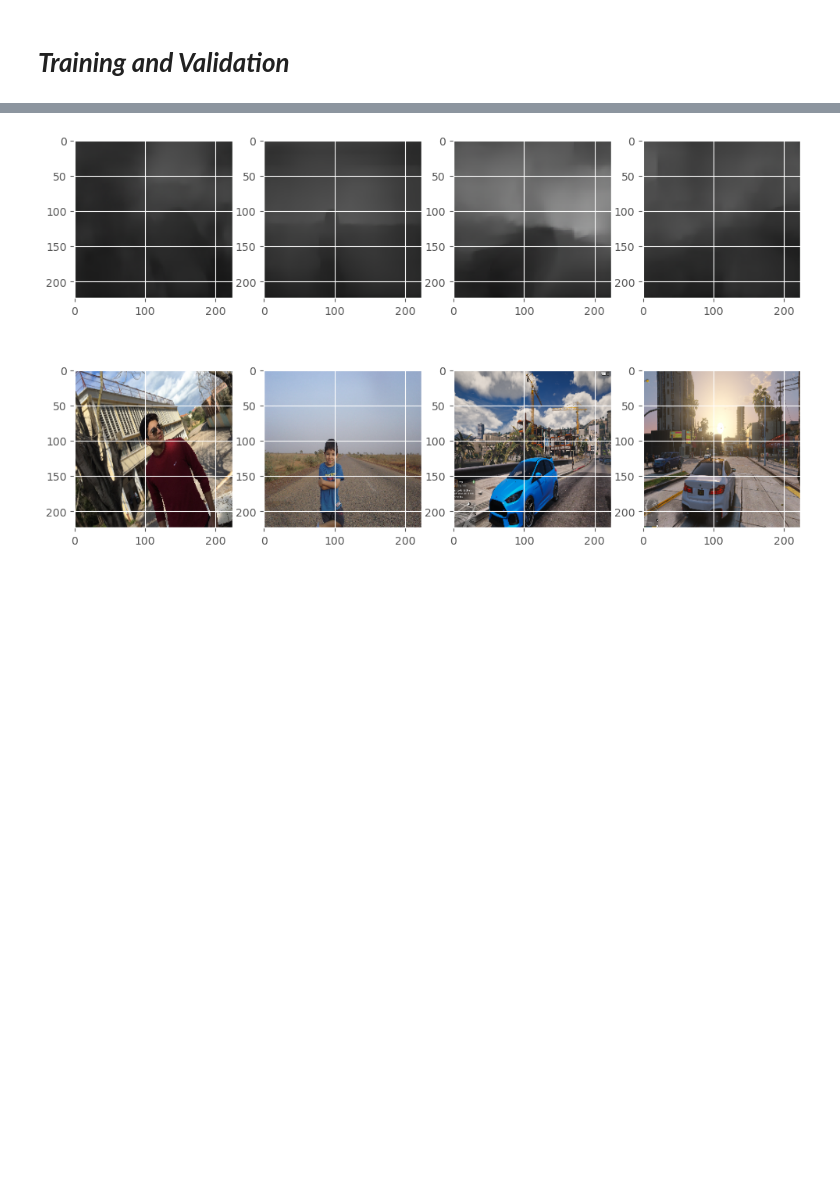
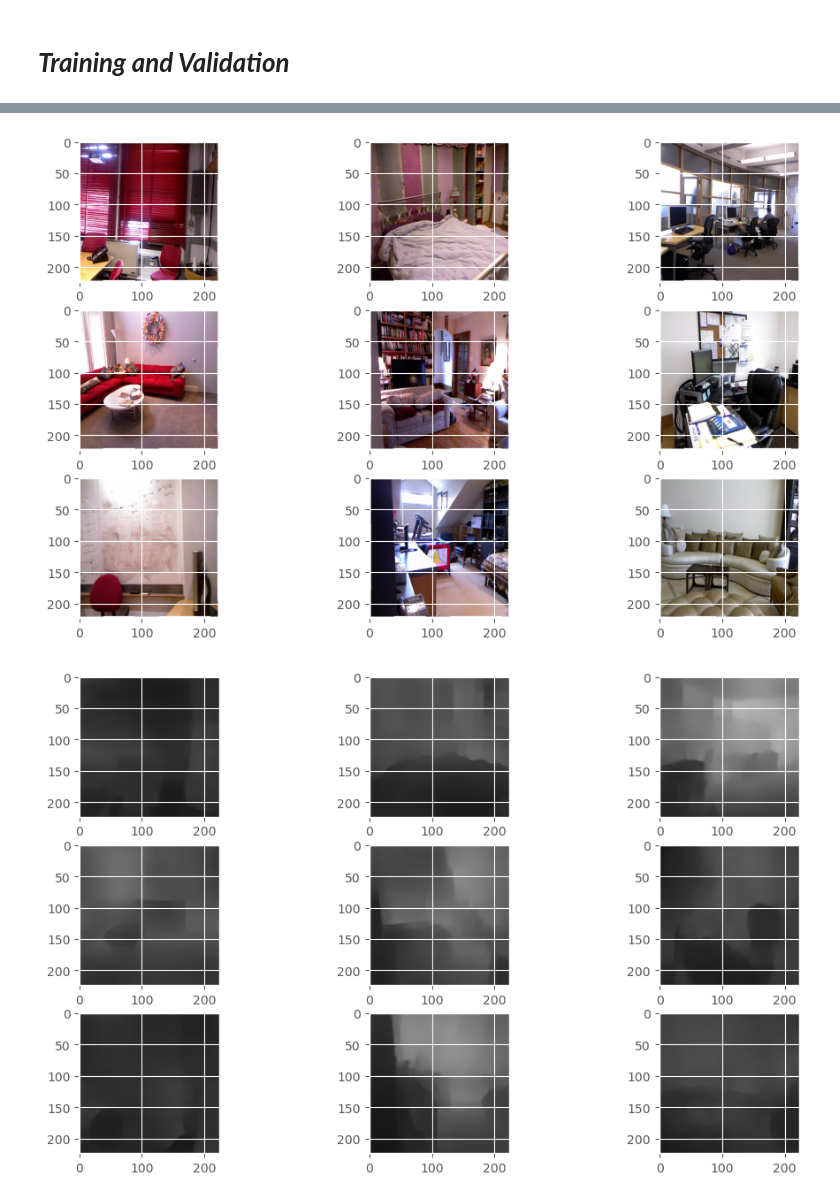
Before and after one commit to Tikai7/Depth-estimation, a Jupyter notebook: depth-model.ipynb, the cells around one changed output, grey strips where cells are left out. Drawn from its saved outputs; the diff is of its cells as text; code cells hidden in the pictures; blank space fills up the shorter version.

```diff
--- a/depth-model.ipynb
+++ b/depth-model.ipynb
@@ -17,8 +22,9 @@ from sklearn.model_selection import train_test_split
 # %% [markdown]
 # ***Parameters***
 # %%
+LOCAL_MACHINE = False
 SHAPE = (224,224)
-BATCH_SIZE = 64
+BATCH_SIZE = 32
 SEED = 42
 train_path = "/kaggle/input/image-depth-estimation/data/nyu2_train"
 # %% [markdown]
@@ -46 +45,7 @@ targets = target_paths.map(preprocess(False))
+# %%
+images_path = tf.data.Dataset.list_files(train_path + '/*/*.jpg',seed=SEED) # images in colors
+targets_path = tf.data.Dataset.list_files(train_path + '/*/*.png',seed=SEED)  # images with depth estimation
+# if True it means decode as JPG else PNG
+images = images_path.map(preprocess(True))
+targets = targets_path.map(preprocess(False))
 # %%
@@ -332,25 +350,35 @@ plt.show()
-# %%
-test_dir = glob.glob("/kaggle/input/test-set/*")
-test_images = []
-
-for path in test_dir:
-    image = cv2.cvtColor(cv2.imread(path),cv2.COLOR_BGR2RGB)
-    image = cv2.resize(image,SHAPE)
-    image = tf.math.divide(image,255)
-    test_images.append(image)
-
-test_images = np.array(test_images)
-prediction = model(test_images)
-max_im = prediction.shape[0]
-
-plt.figure(figsize=(12,7))
-for i,image in enumerate(prediction) :
-    plt.subplot(2,max_im,i+1)
-    plt.imshow(image)
-
-for i,image in enumerate(test_images) :
-    plt.subplot(2,max_im,i+max_im+1)
-    plt.imshow(image)
-plt.show()
-# %% [output]
-[figure, removed]
+# %%
+MAX_IMAGE = 3
+model = tf.keras.models.load_model("./depth-model")
+
+test_path = "/kaggle/input/image-depth-estimation/data/nyu2_test"
+
+if  LOCAL_MACHINE :
+    test_path = "./test-set/*"
+
+test_dir = tf.data.Dataset.list_files(test_path + '/*colors.png',seed=SEED) # images in colors
+test_set = test_dir.map(preprocess(False))
+test_set = test_set.batch(BATCH_SIZE).prefetch(tf.data.AUTOTUNE)
+
+_,first_batch = next(enumerate(test_set))
+
+prediction = model(first_batch)
+
+plt.figure(figsize=(12,7))
+for i,image in enumerate(first_batch) :
+    plt.subplot(MAX_IMAGE,MAX_IMAGE,i+1)
+    plt.imshow(image)
+    if (i+1) >= MAX_IMAGE**2:
+        break
+plt.show()
+
+plt.figure(figsize=(12,7))
+for i,image in enumerate(prediction) :
+    plt.subplot(MAX_IMAGE,MAX_IMAGE,i+1)
+    plt.imshow(image)
+    if (i+1) >= MAX_IMAGE**2:
+        break
+plt.show()
+# %% [output]
+[figure, added]
+[figure, added]
```
Also changed, not shown: parts of 11 cells of this notebook, 4 other files.
